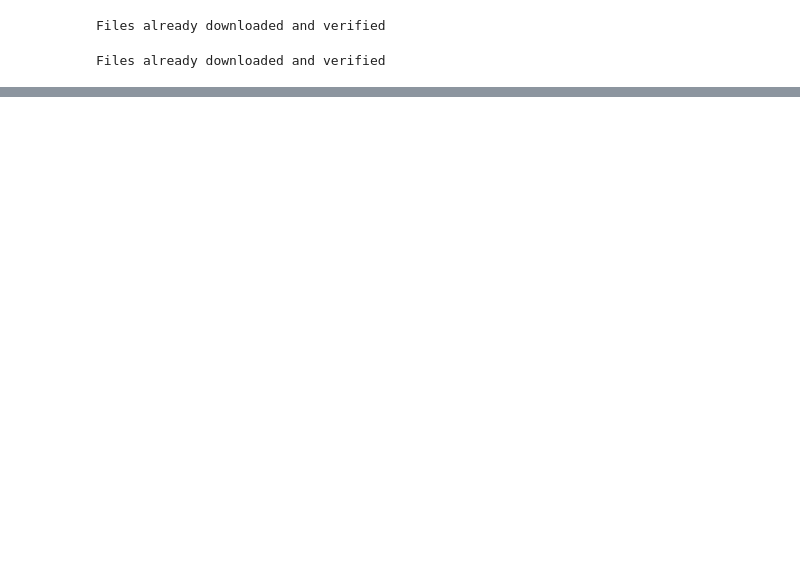
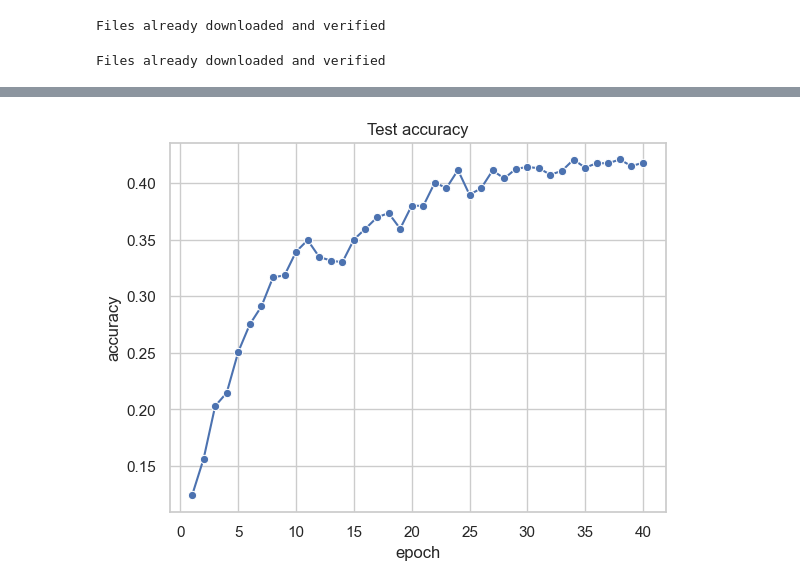
Before and after one commit to NoMoreCookies/Cloud-Image-Classification-PyTorch-, a Jupyter notebook: sieci_splotowe_pytorch.ipynb, the cells around one changed output, grey strips where cells are left out. Cells and saved outputs as stored; diff of their text form; code cells hidden in the pictures; blank space fills up the shorter version.

```diff
--- a/sieci_splotowe_pytorch.ipynb
+++ b/sieci_splotowe_pytorch.ipynb
@@ -335,0 +480,16 @@ Decided to upgrade network with normalization, added one conv layer and dropout
+# %%
+model = Net3(num_classes=N_CLASSES)
+model, hist = fit(model, dataloader_train, dataloader_test, device, epochs=40, lr=0.001)
+
+
+df = pd.DataFrame(hist)
+sns.set_theme(style="whitegrid")
+plt.figure()
+sns.lineplot(data=df,
+             x="epoch",
+             y="acc",
+             marker="o")
+plt.title("Test accuracy")
+plt.ylabel("accuracy")
+plt.show()
+# %% [output]
@@ -335,0 +513 @@ Decided to upgrade network with normalization, added one conv layer and dropout
+[figure, added]
```
Also changed, not shown: parts of 39 cells of this notebook.
